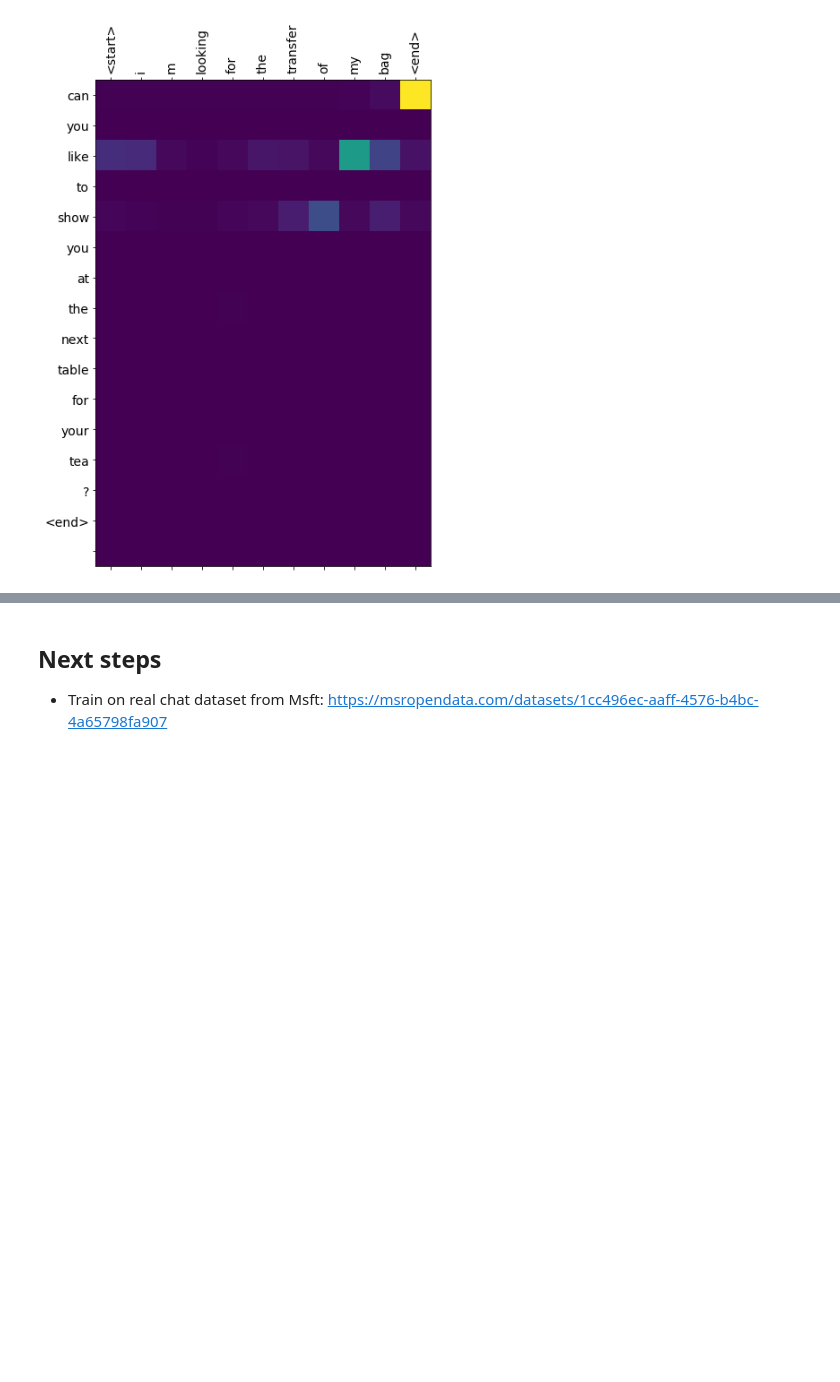
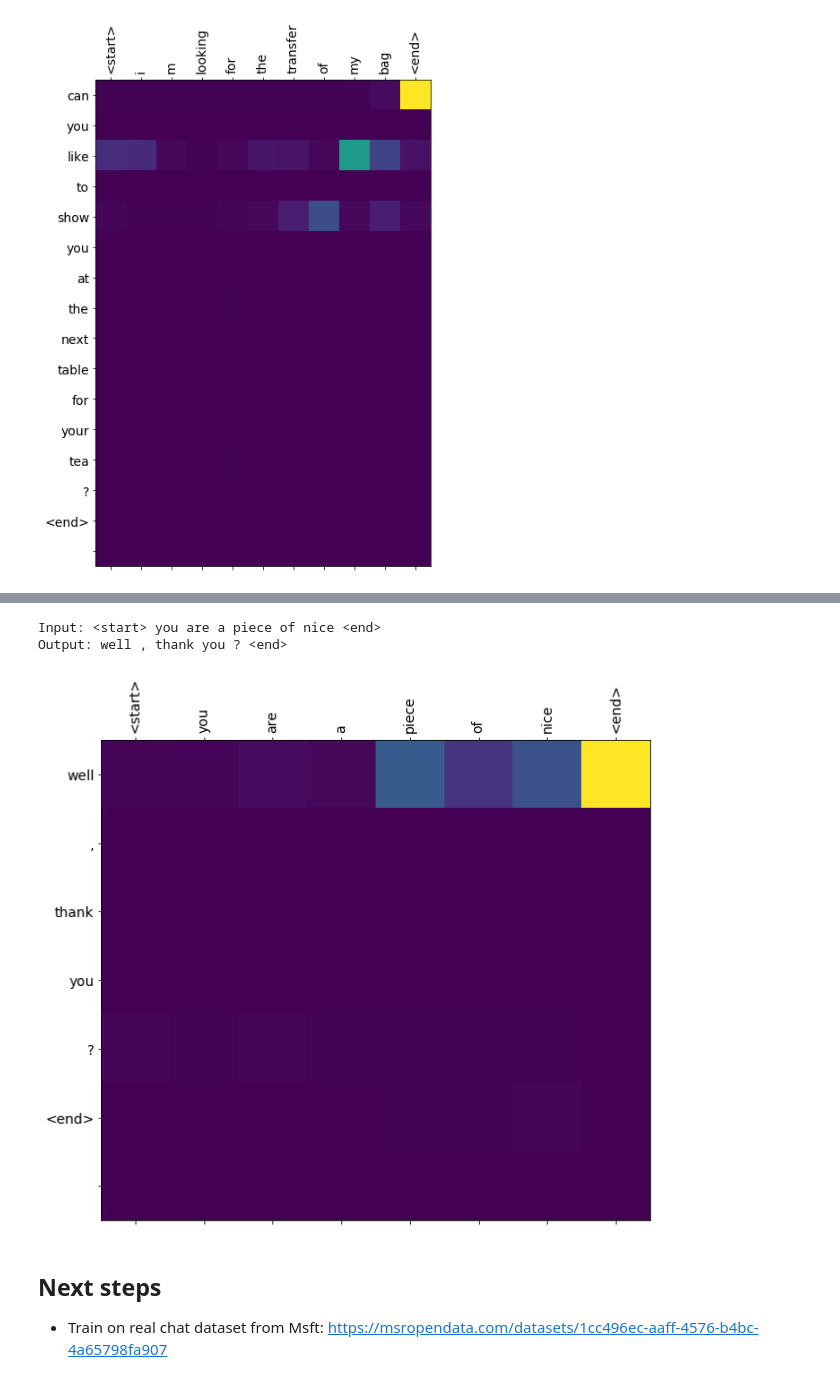
Before and after one commit to kumar-abhishek/handson-ml2, a Jupyter notebook: Chatbot_nmt_with_attention.ipynb, the cells around one changed output, grey strips where cells are left out. Cells and saved outputs as stored; diff of their text form; code cells hidden in the pictures; blank space fills up the shorter version.

```diff
--- a/Chatbot_nmt_with_attention.ipynb
+++ b/Chatbot_nmt_with_attention.ipynb
@@ -667,3 +685,9 @@ Output: can you like to show you at the next table for your tea ? <end>
+# %%
+translate('you are a piece of nice')
+# %% [output]
+Input: <start> you are a piece of nice <end>
+Output: well , thank you ? <end>
+[figure, added]
 # %% [markdown]
 ## Next steps
 
```
Also changed, not shown: parts of 3 cells of this notebook.
